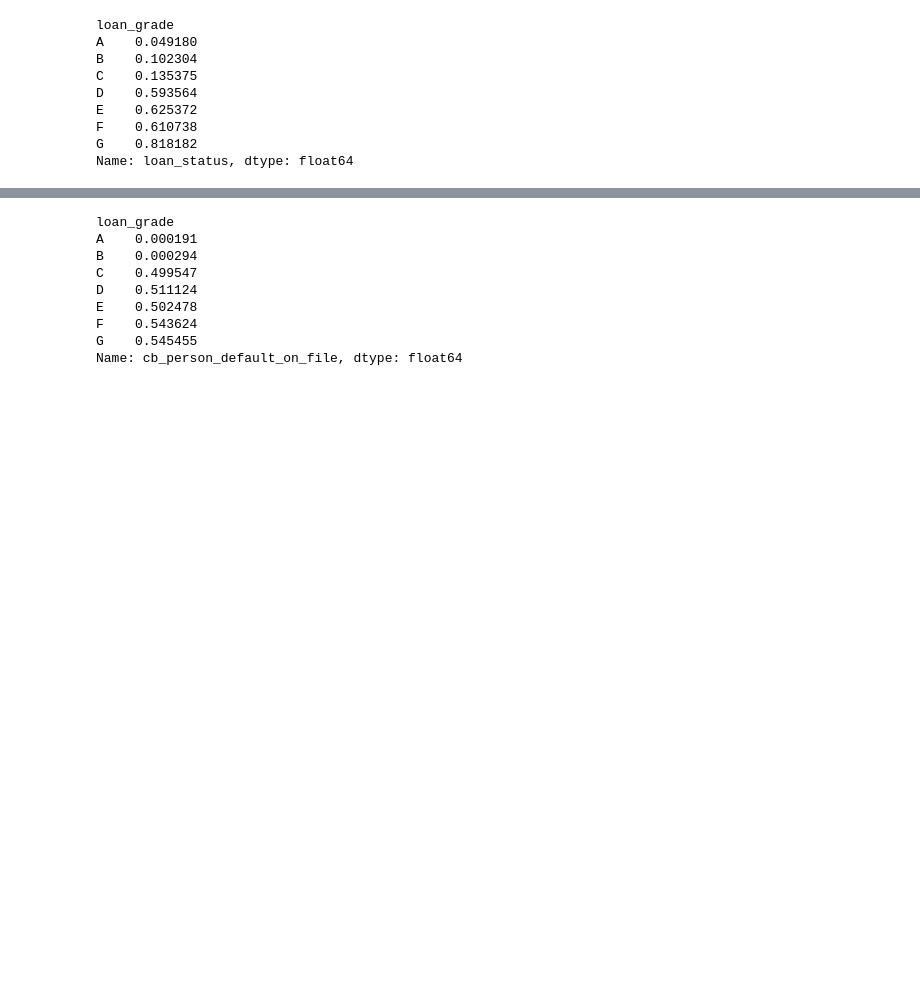
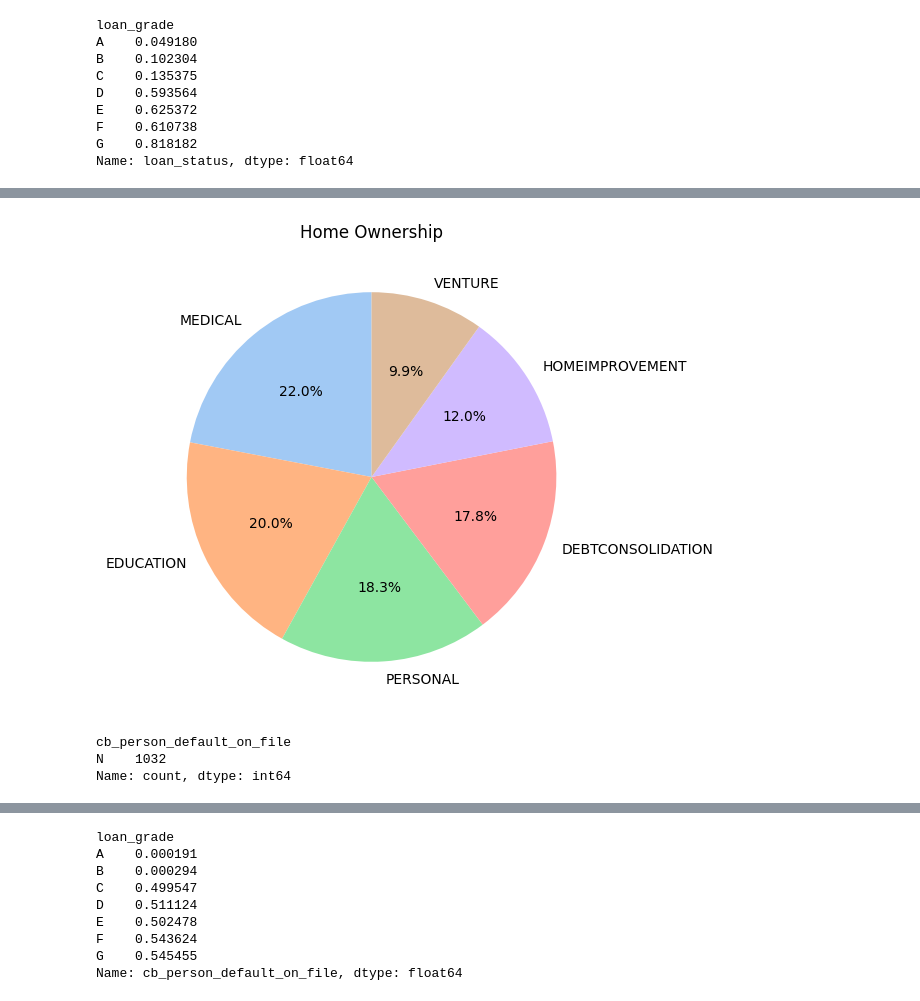
Before and after one commit to gauthaman77/EDA-Loan-Approval-Prediction, a Jupyter notebook: eda-loan-prediction.ipynb, the cells around one changed output, grey strips where cells are left out. Cells and saved outputs as stored; diff of their text form; code cells hidden in the pictures; blank space fills up the shorter version.

```diff
--- a/eda-loan-prediction.ipynb
+++ b/eda-loan-prediction.ipynb
@@ -69,0 +163,19 @@ Name: loan_status, dtype: float64
+# %%
+names = ['MEDICAL', 'EDUCATION', 'PERSONAL', 'DEBTCONSOLIDATION', 'HOMEIMPROVEMENT', 'VENTURE']
+counts = [227, 206, 189, 184, 124, 102]
+
+# Create the pie chart
+plt.figure(figsize=(6, 6))  # Adjust figure size if needed
+sns.set_palette('pastel')  # Set color palette
+plt.pie(counts, labels=names, autopct='%1.1f%%', startangle=90)
+plt.title('Home Ownership')
+plt.show()
+# %% [output]
+[figure, added]
+# %%
+# Venture seems to be a bit on the lower side
+df_A_grade['cb_person_default_on_file'].value_counts()
+# %% [output]
+cb_person_default_on_file
+N    1032
+Name: count, dtype: int64
```
Also changed, not shown: parts of 20 cells of this notebook.
